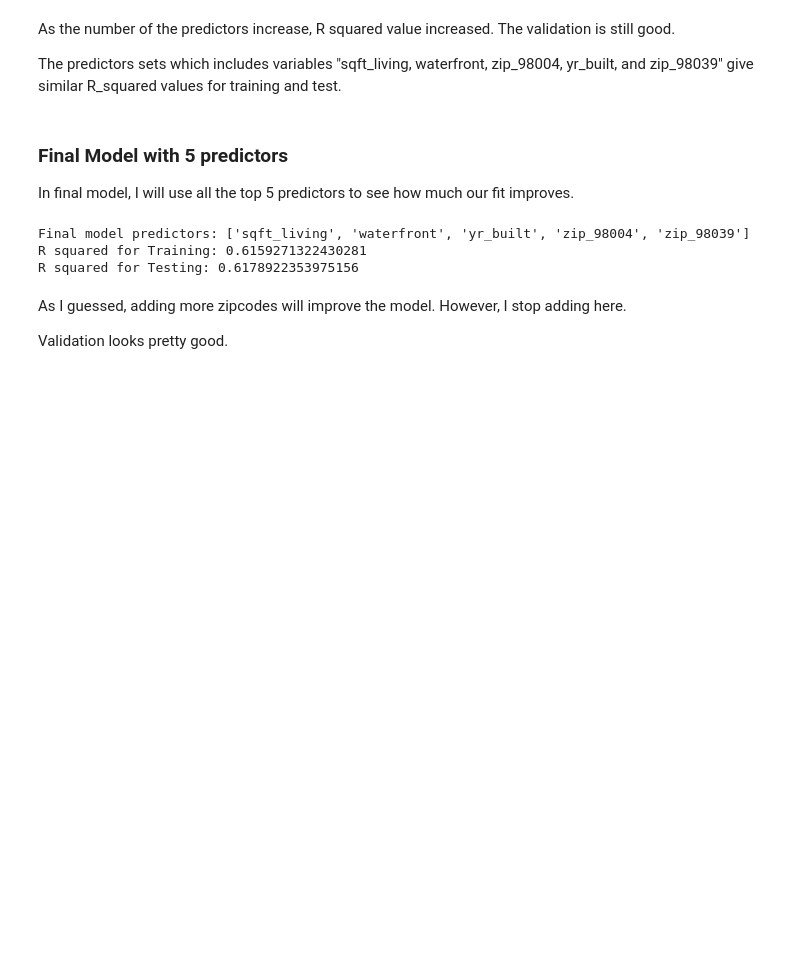
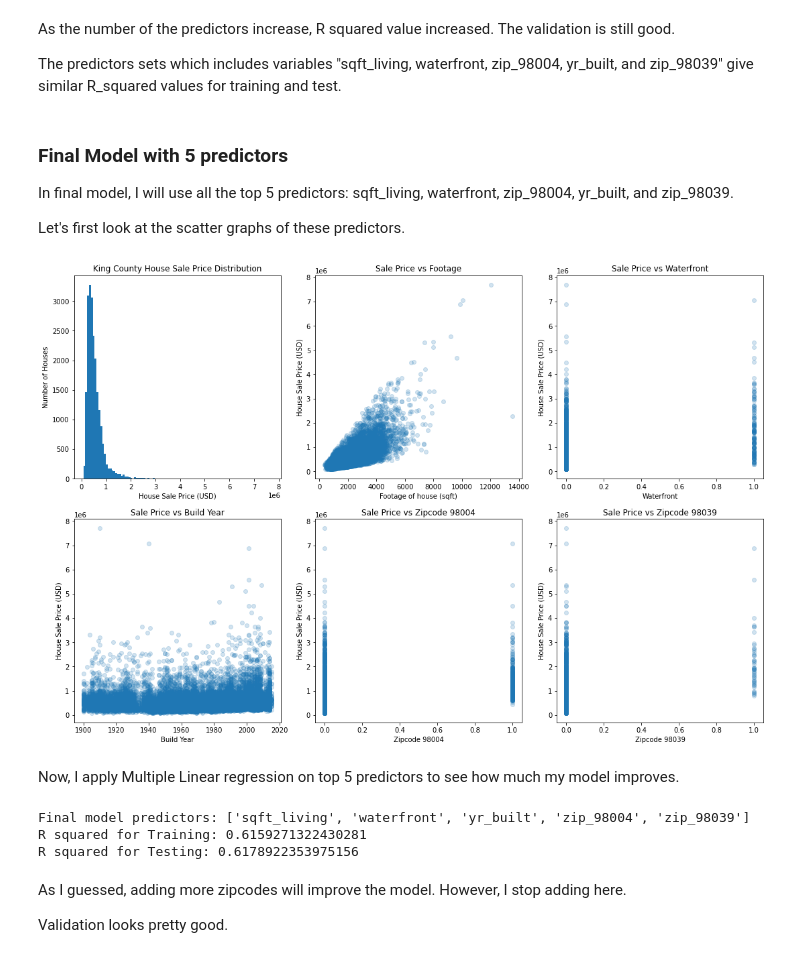
Before and after one commit to kamileyagci/dsc-phase-2-project, a Jupyter notebook: student.ipynb, the cells around one changed output. Cells and saved outputs as stored; diff of their text form; code cells hidden in the pictures; blank space fills up the shorter version.

```diff
--- a/student.ipynb
+++ b/student.ipynb
@@ -609,7 +609,47 @@ As the number of the predictors increase, R squared value increased. The validat
 The predictors sets which includes variables "sqft_living, waterfront, zip_98004, yr_built, and zip_98039" give similar R_squared values for training and test.
 # %% [markdown]
 ### Final Model with 5 predictors
-In final model, I will use all the top 5 predictors to see how much our fit improves.
+In final model, I will use all the top 5 predictors: sqft_living, waterfront, zip_98004, yr_built, and zip_98039.
+
+Let's first look at the scatter graphs of these predictors.
+# %%
+fig, axes = plt.subplots(2, 3, figsize=(15, 10), constrained_layout=True)
+
+axes[0,0].hist(df['price'], bins=100)
+axes[0,0].set_xlabel("House Sale Price (USD)")
+axes[0,0].set_ylabel("Number of Houses")
+axes[0,0].set_title("King County House Sale Price Distribution");
+
+axes[0,1].scatter(X['sqft_living'], y, alpha=0.2)
+axes[0,1].set_xlabel("Footage of house (sqft)")
+axes[0,1].set_ylabel("House Sale Price (USD)")
+axes[0,1].set_title("Sale Price vs Footage")
+
+axes[0,2].scatter(X['waterfront'], y, alpha=0.2)
+axes[0,2].set_xlabel("Waterfront")
+axes[0,2].set_ylabel("House Sale Price (USD)")
+axes[0,2].set_title("Sale Price vs Waterfront")
+
+axes[1,0].scatter(X['yr_built'], y, alpha=0.2)
+axes[1,0].set_xlabel("Build Year")
+axes[1,0].set_ylabel("House Sale Price (USD)")
+axes[1,0].set_title("Sale Price vs Build Year")
+
+axes[1,1].scatter(X['zip_98004'], y, alpha=0.2)
+axes[1,1].set_xlabel("Zipcode 98004")
+axes[1,1].set_ylabel("House Sale Price (USD)")
+axes[1,1].set_title("Sale Price vs Zipcode 98004")
+
+axes[1,2].scatter(X['zip_98039'], y, alpha=0.2)
+axes[1,2].set_xlabel("Zipcode 98039")
+axes[1,2].set_ylabel("House Sale Price (USD)")
+axes[1,2].set_title("Sale Price vs Zipcode 98039")
+
+plt.savefig('figures/bestPredictors_scatter.png')
+# %% [output]
+[figure, added]
+# %% [markdown]
+Now, I apply Multiple Linear regression on top 5 predictors to see how much my model improves.
 # %%
 final_model = LinearRegression()
 
```
Also changed, not shown: parts of 5 cells of this notebook, 5 other files.
